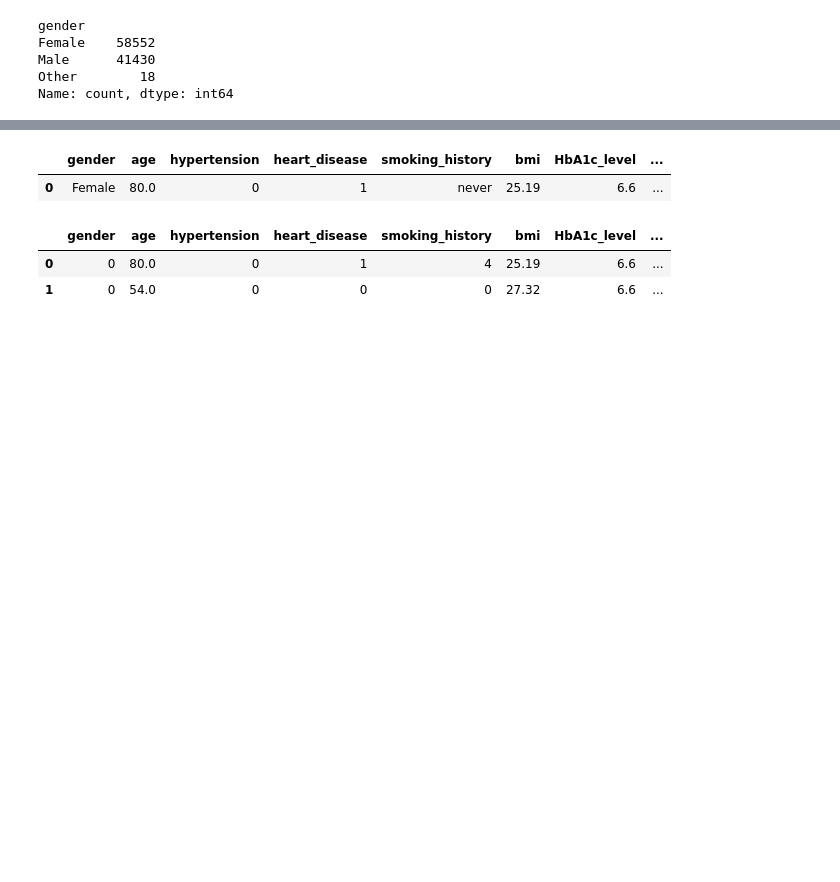
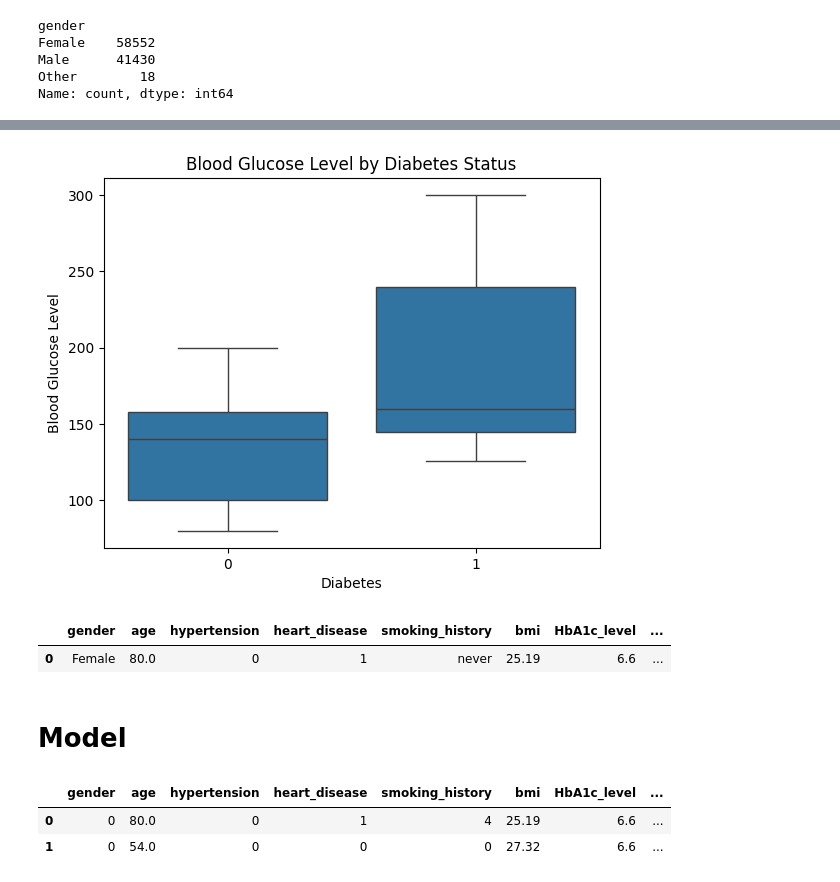
Before and after one commit to Subhrajyoti987/Diabetes-Prediction-ML-Web-Integration-Project, a Jupyter notebook: diabetes pred.ipynb, the cells around one changed output, grey strips where cells are left out. Saved outputs shown, nothing was run; the diff lists cells and outputs as text; code cells hidden in the pictures; blank space fills up the shorter version.

```diff
--- a/diabetes pred.ipynb
+++ b/diabetes pred.ipynb
@@ -79,6 +114,16 @@ https://gist.github.com/mwaskom/de44147ed2974457ad6372750bbe5751
+# %%
+sns.boxplot(data=df, x='diabetes', y='blood_glucose_level')
+plt.xlabel('Diabetes')
+plt.ylabel('Blood Glucose Level')
+plt.title('Blood Glucose Level by Diabetes Status')
+plt.show()
+# %% [output]
+[figure, added]
 # %%
 df.head(1)
 # %% [output]
 |  | gender | age | hypertension | heart_disease | smoking_history | bmi | HbA1c_level | ... |
 | 0 | Female | 80.0 | 0 | 1 | never | 25.19 | 6.6 | ... |
+# %% [markdown]
+# Model
 # %%
```
Also changed, not shown: parts of 24 cells of this notebook.
